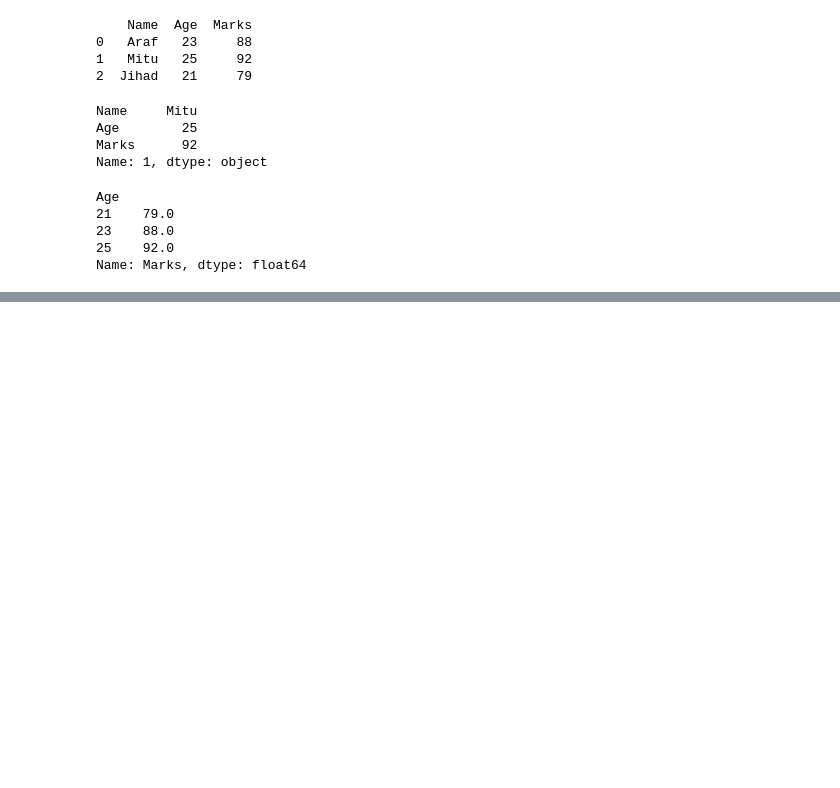
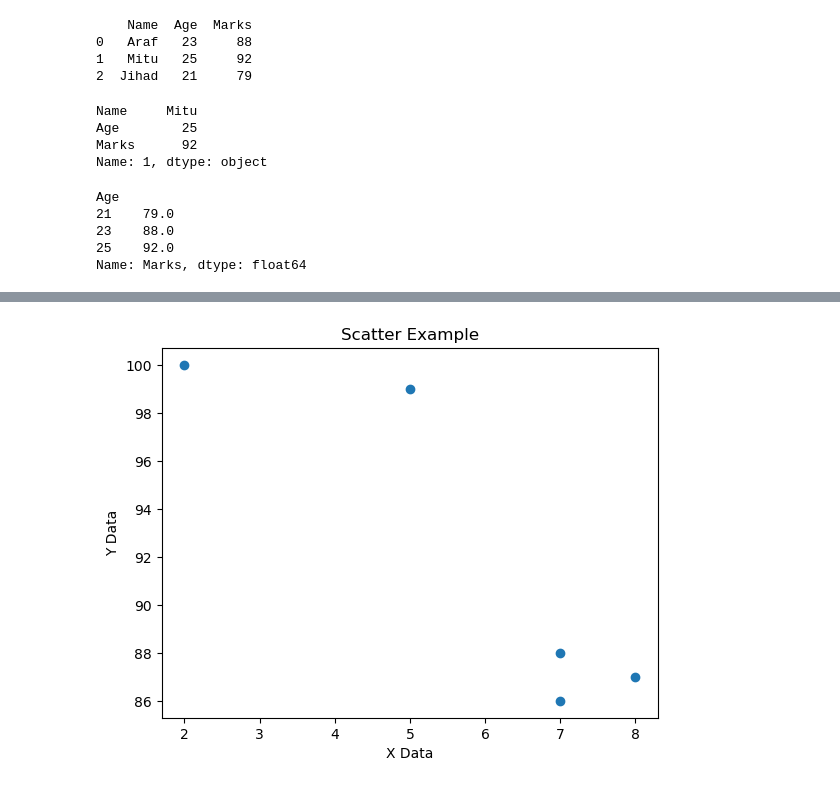
Before and after one commit to Jihadul-Islam1/Machine-Learning, a Jupyter notebook: Machine learning/Function/4.2-examplesfunctions.ipynb, the cells around one changed output, grey strips where cells are left out. Saved outputs shown, nothing was run; the diff lists cells and outputs as text; code cells hidden in the pictures; blank space fills up the shorter version.

```diff
--- a/Machine learning/Function/4.2-examplesfunctions.ipynb
+++ b/Machine learning/Function/4.2-examplesfunctions.ipynb
@@ -207,0 +241,11 @@ Name: Marks, dtype: float64
+# %%
+x = [5, 7, 8, 7, 2]
+y = [99, 86, 87, 88, 100]
+
+plt.scatter(x, y)
+plt.title("Scatter Example")
+plt.xlabel("X Data")
+plt.ylabel("Y Data")
+plt.show()
+# %% [output]
+[figure, added]
```
Also changed, not shown: parts of 24 cells of this notebook, 1 other file.
